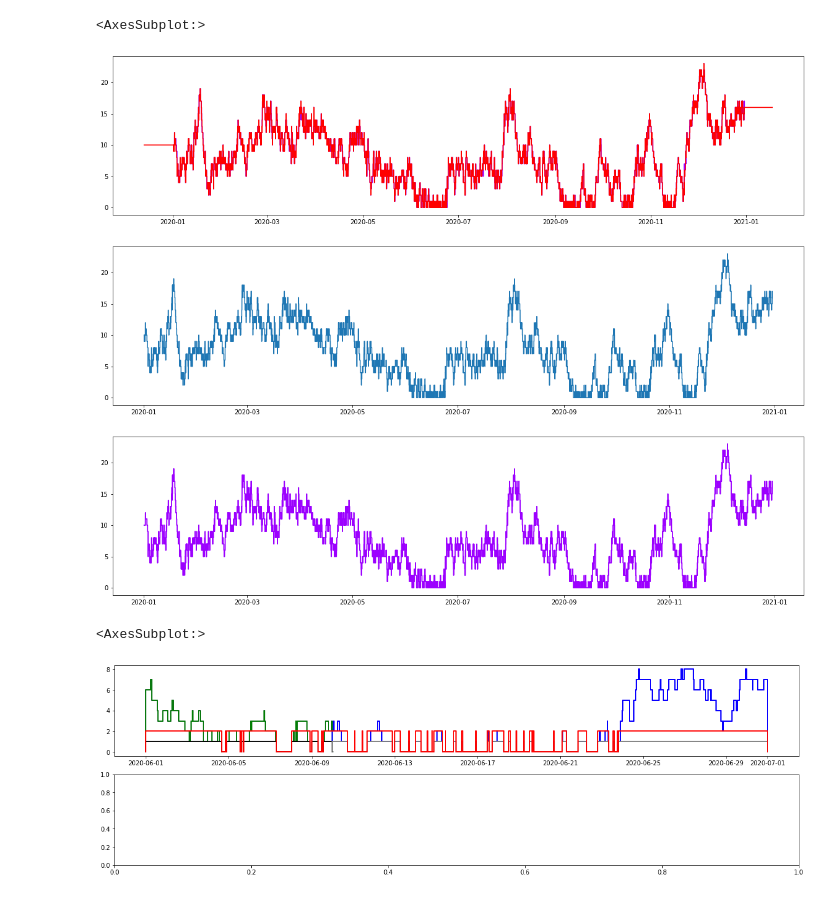
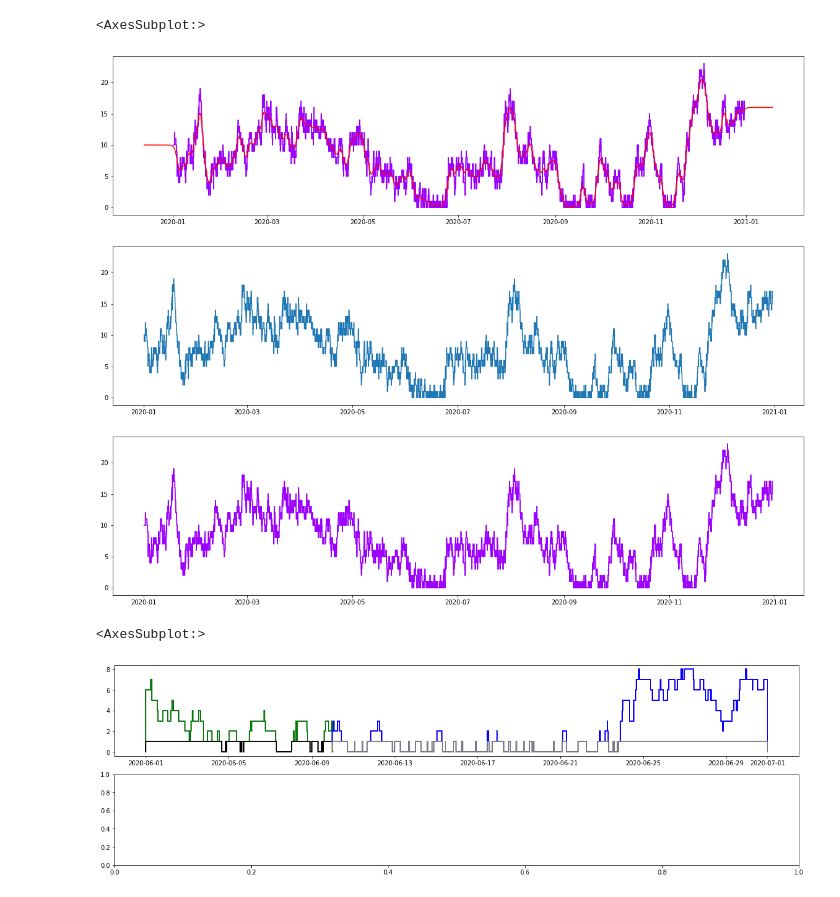
Before and after one commit to probability/topicmodelunderstanding, a Jupyter notebook: Notebooks/Examples 3.ipynb, the cells around one changed output. Cells and saved outputs as stored; diff of their text form; code cells hidden in the pictures.

```diff
--- a/Notebooks/Examples 3.ipynb
+++ b/Notebooks/Examples 3.ipynb
@@ -12,21 +23,20 @@ vsteps = Steps.read_dataframe(df,'enter','leave')
 # %%
 p = np.arange(pd.Timestamp(2020,1,1), pd.Timestamp(2020,12,30), pd.Timedelta(hours=1)).astype(pd.Timestamp)
 fig,ax = plt.subplots(nrows=3,figsize=(20,16))
 
 #vsteps.rebase(tbase)
 vsteps.plot(ax=ax[0])
 #vsteps.smooth_plot(ax=ax[0],color='g',linewidth=5)
-(vsteps<<pd.Timedelta(hours=11)).plot(method='function',ax=ax[0],color='r',ts_grain=pd.Timedelta(hours=0.25))
+(vsteps<<pd.Timedelta(hours=11)).plot(method='smooth',ax=ax[0],color='r',ts_grain=pd.Timedelta(hours=0.25))
 
-queue = sc.Stairs(use_dates=True).layer(df.enter, df.leave)
 queue.plot(ax[1])
 
 vsteps.plot(ax=ax[2])
 #print(vsteps.mean())
 #print(queue.mean())
 # %% [output]
 <AxesSubplot:>
-[figure, old version]
+[figure, new version]
 # %%
 fig,ax = plt.subplots(nrows=2,figsize=(20,6))
 
@@ -45,8 +55,8 @@ vstep_clipped3.plot(ax=ax[0],color='blue')
 
 vstep_clipped2.normalise().plot(ax=ax[0],color='black')
 vstep_clipped3.normalise().plot(ax=ax[0],color='grey')
-((vstep_clipped.normalise())*2).plot(ax=ax[0],color='r')
+#((vstep_clipped.normalise())*2).plot(ax=ax[0],color='r')
 #ax[0].step(t,vstep_clipped.normalise().step(t),color='orange')
 # %% [output]
 <AxesSubplot:>
-[figure, old version]
+[figure, new version]
```
Also changed, not shown: parts of 4 cells of this notebook, 2 other files.
